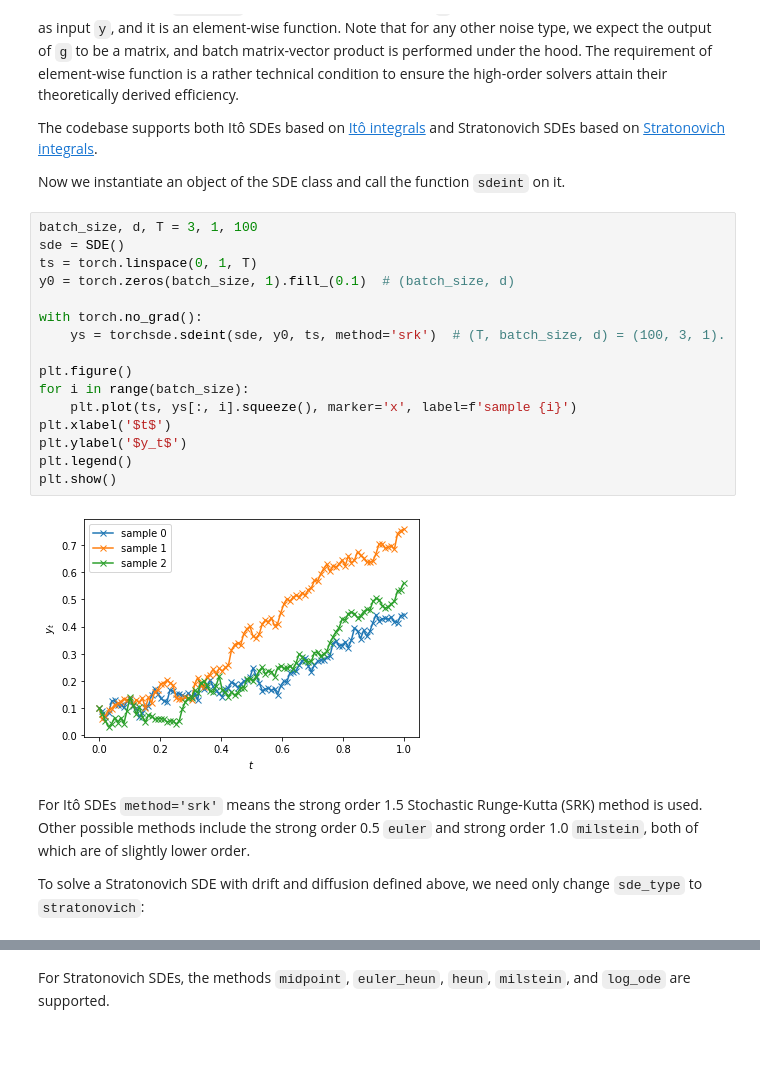
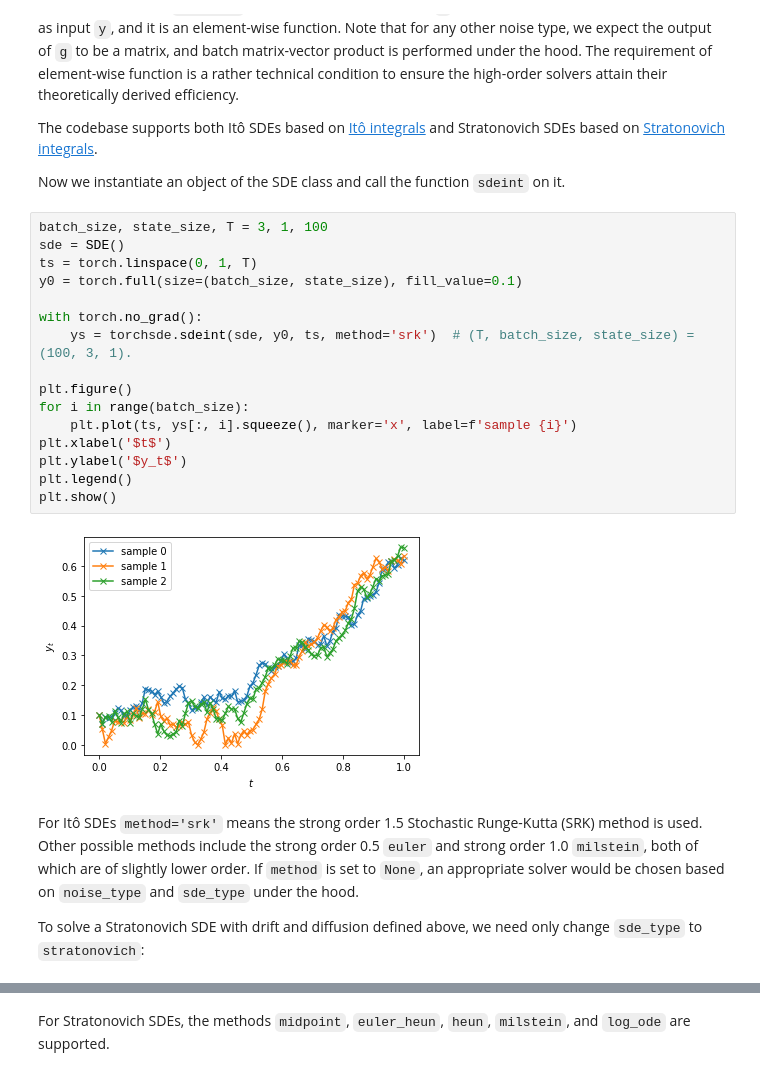
Before and after one commit to google-research/torchsde, a Jupyter notebook: examples/demo.ipynb, the cells around one changed output, grey strips where cells are left out. Cells and saved outputs as stored; diff of their text form; blank space fills up the shorter version.

```diff
--- a/examples/demo.ipynb
+++ b/examples/demo.ipynb
@@ -51,25 +51,25 @@ The codebase supports both Itô SDEs based on [Itô integrals](https://en.wikipe
 
 Now we instantiate an object of the SDE class and call the function `sdeint` on it.
 # %%
-batch_size, d, T = 3, 1, 100
+batch_size, state_size, T = 3, 1, 100
 sde = SDE()
 ts = torch.linspace(0, 1, T)
-y0 = torch.zeros(batch_size, 1).fill_(0.1)  # (batch_size, d)
+y0 = torch.full(size=(batch_size, state_size), fill_value=0.1)
 
 with torch.no_grad():
-    ys = torchsde.sdeint(sde, y0, ts, method='srk')  # (T, batch_size, d) = (100, 3, 1).
+    ys = torchsde.sdeint(sde, y0, ts, method='srk')  # (T, batch_size, state_size) = (100, 3, 1).
 
 plt.figure()
 for i in range(batch_size):
     plt.plot(ts, ys[:, i].squeeze(), marker='x', label=f'sample {i}')
 plt.xlabel('$t$')
 plt.ylabel('$y_t$')
 plt.legend()
 plt.show()
 # %% [output]
-[figure, old version]
+[figure, new version]
 # %% [markdown]
-For Itô SDEs `method='srk'` means the strong order 1.5 Stochastic Runge-Kutta (SRK) method is used. Other possible methods include the strong order 0.5 `euler` and strong order 1.0 `milstein`, both of which are of slightly lower order.
+For Itô SDEs `method='srk'` means the strong order 1.5 Stochastic Runge-Kutta (SRK) method is used. Other possible methods include the strong order 0.5 `euler` and strong order 1.0 `milstein`, both of which are of slightly lower order. If `method` is set to `None`, an appropriate solver would be chosen based on `noise_type` and `sde_type` under the hood.
 
 To solve a Stratonovich SDE with drift and diffusion defined above, we need only change `sde_type` to `stratonovich`:
 # %%
```
Also changed, not shown: parts of 10 cells of this notebook.
